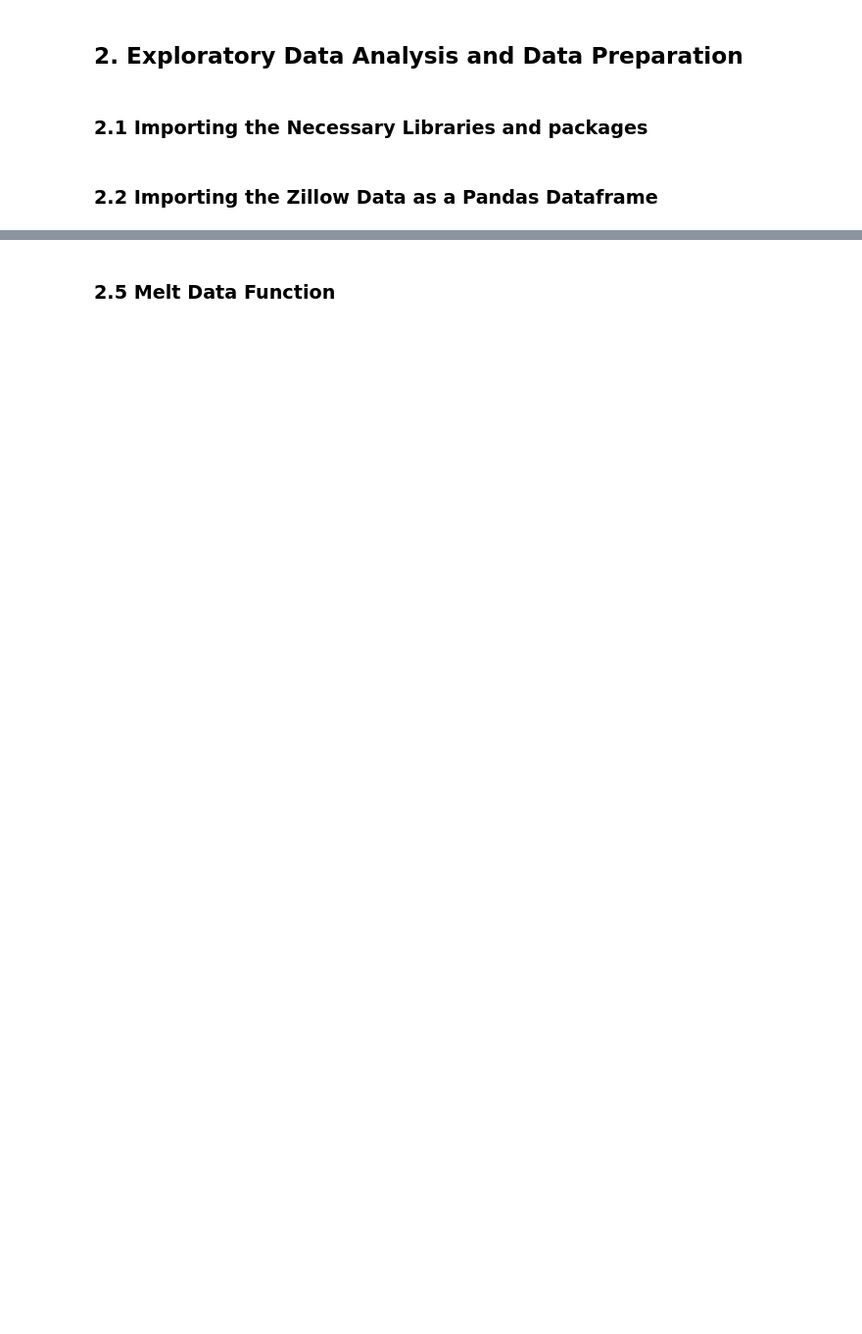
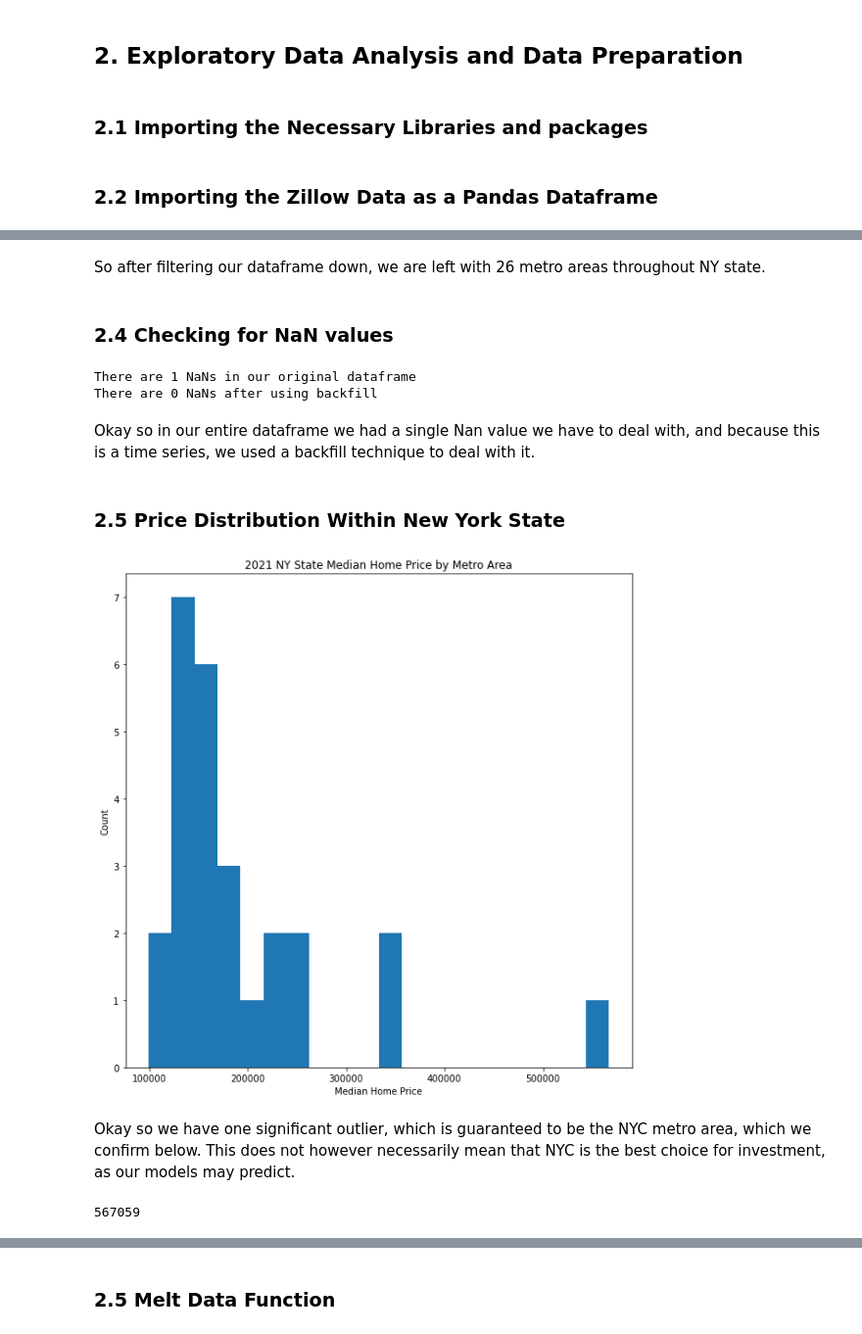
Before and after one commit to MellissaValle/Zillow_Real_Estate_Time_Series_analysis, a Jupyter notebook: Aidan/Aidan's Notebook.ipynb, the cells around one changed output, grey strips where cells are left out. Shown at 98% size. Saved outputs shown, nothing was run; the diff lists cells and outputs as text; code cells hidden in the pictures; blank space fills up the shorter version.

```diff
--- a/Aidan/Aidan's Notebook.ipynb
+++ b/Aidan/Aidan's Notebook.ipynb
@@ -116,0 +79,38 @@ df_ny
+# %% [markdown]
+So after filtering our dataframe down, we are left with 26 metro areas throughout NY state.
+# %% [markdown]
+### 2.4 Checking for NaN values
+# %%
+# Checking our dataframe for NaN values
+print(f'There are {df_ny.isna().sum().sum()} NaNs in our original dataframe')
+
+# Backfilling that single NaN
+df_ny.fillna(method='bfill', inplace=True)
+
+# Sanity check
+print(f'There are {df_ny.isna().sum().sum()} NaNs after using backfill')
+# %% [output]
+There are 1 NaNs in our original dataframe
+There are 0 NaNs after using backfill
+# %% [markdown]
+Okay so in our entire dataframe we had a single Nan value we have to deal with, and because this is a time series, we used a backfill technique to deal with it.
+# %% [markdown]
+### 2.5 Price Distribution Within New York State
+# %%
+current_median_msa_home_prices = list(df_ny['2021-09-30'])
+
+fig, ax = plt.subplots(figsize=(10,10))
+plt.hist(current_median_msa_home_prices, bins=20)
+plt.title('2021 NY State Median Home Price by Metro Area')
+plt.xlabel('Median Home Price')
+plt.ylabel('Count')
+plt.show()
+# %% [output]
+[figure, added]
+# %% [markdown]
+Okay so we have one significant outlier, which is guaranteed to be the NYC metro area, which we confirm below. This does not however necessarily mean that NYC is the best choice for investment, as our models may predict.
+# %%
+# Checking the median home price for New York in the most recent month.
+int(df_ny[df_ny['RegionName'] == 'New York, NY']['2021-09-30'])
+# %% [output]
+567059
```
Also changed, not shown: parts of 36 cells of this notebook, 1 other file.
